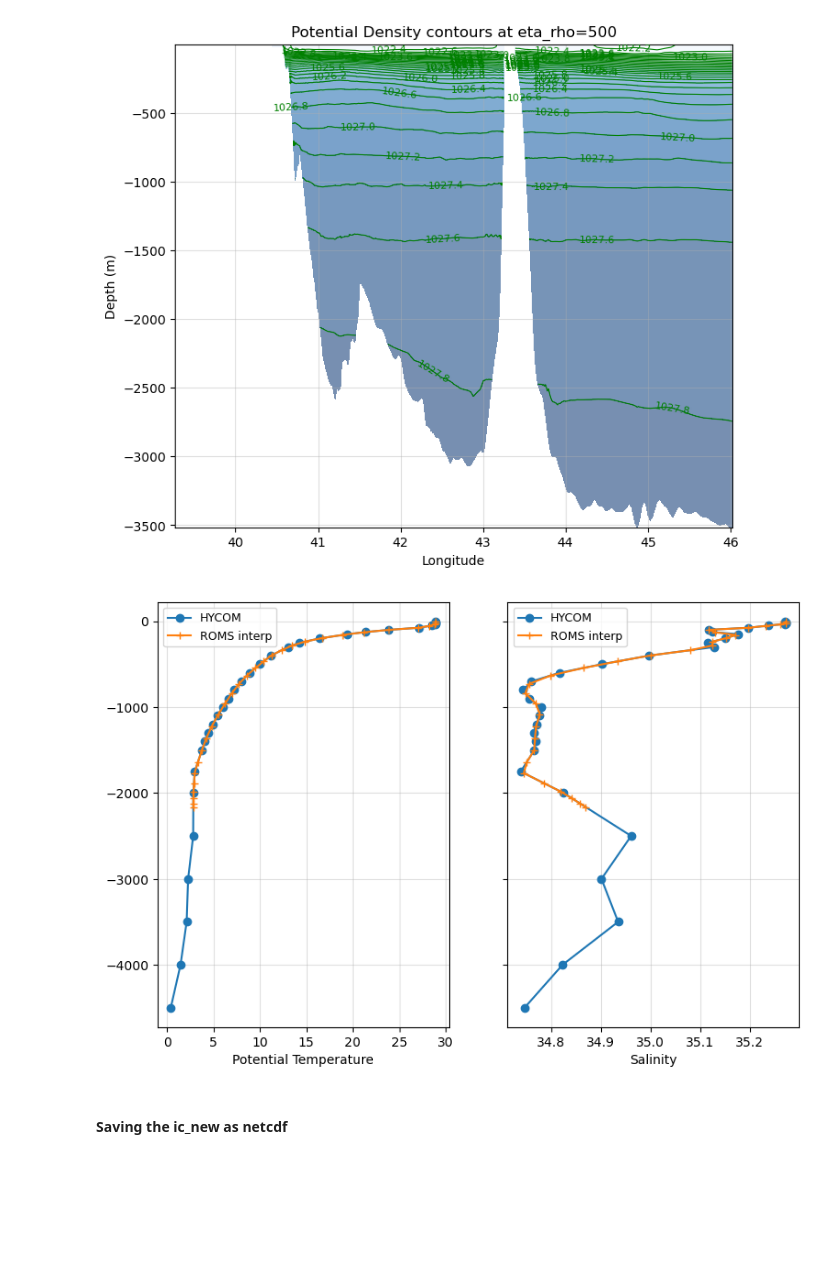
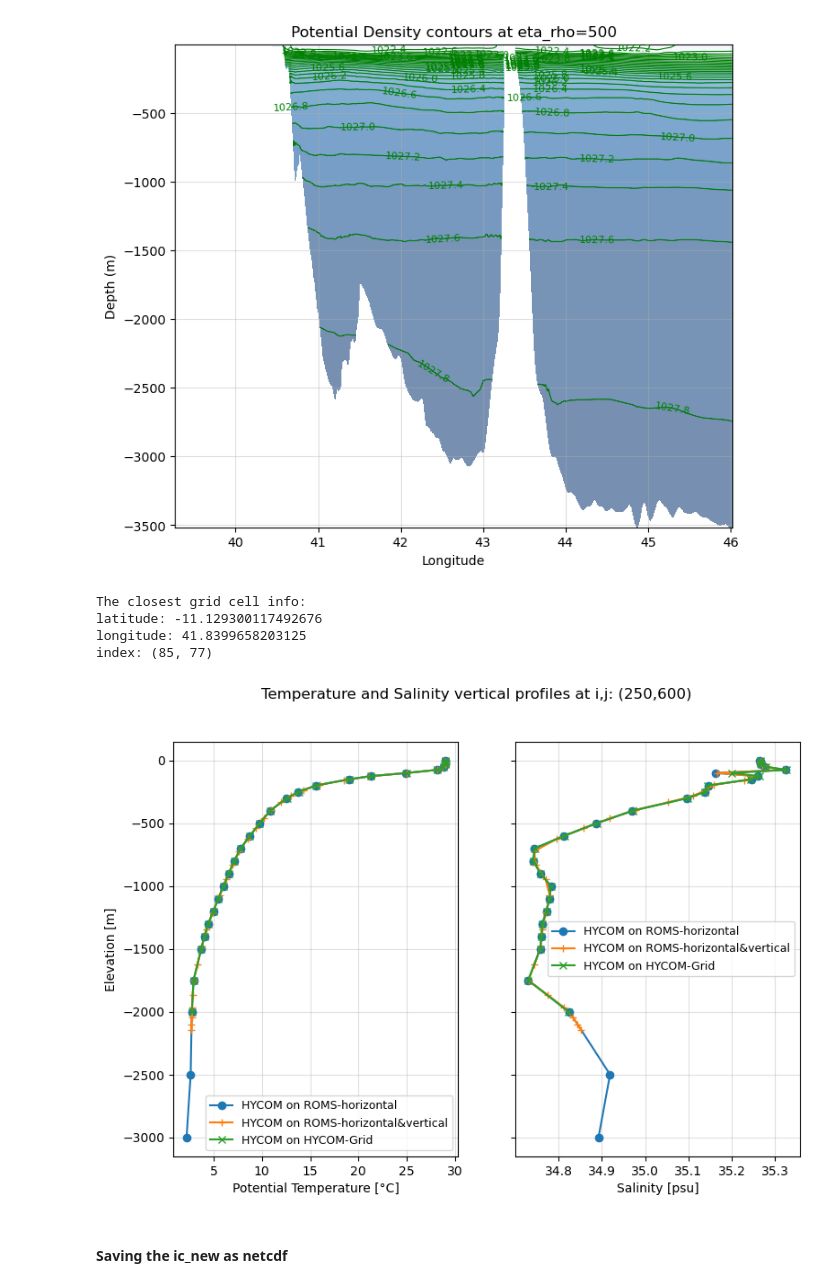
Before and after one commit to MoeinDst/my_project, a Jupyter notebook: ROMS/remapNcreate_roms_ic_clean.ipynb, the cells around one changed output. Cells and saved outputs as stored; diff of their text form; code cells hidden in the pictures; blank space fills up the shorter version.

```diff
--- a/ROMS/remapNcreate_roms_ic_clean.ipynb
+++ b/ROMS/remapNcreate_roms_ic_clean.ipynb
@@ -37,7 +38,10 @@ ds_HYCOMmozambique = ds.sel(X=slice(x_str,x_end),
                             MT=ic_time)
 
 ### Taking care of Longitude format
-ds_HYCOMmozambique['Longitude'] = ((ds_HYCOMmozambique['Longitude'] + 180) % 360) -180
+with xr.set_options(keep_attrs=True):
+    ds_HYCOMmozambique = ds_HYCOMmozambique.assign_coords(
+        Longitude=((ds_HYCOMmozambique.Longitude + 180) % 360) - 180
+    )
 
 # print(ds_HYCOMmozambique)
 # print(ds_HYCOMmozambique.data_vars)
@@ -181,14 +201,14 @@ def horiz_interp_3d_hycom_to_roms(field, lon_src, lat_src, lon_dst, lat_dst, mas
 # %%
 %%time
 
-temp_hycom = ds_HYCOMmozambique["temperature"]
-salt_hycom = ds_HYCOMmozambique["salinity"]
+temp_hycom = ds_HYCOMmozambique.cf["temperature"]
+salt_hycom = ds_HYCOMmozambique.cf["salinity"]
 
-lon_hycom = ds_HYCOMmozambique["Longitude"]
-lat_hycom = ds_HYCOMmozambique["Latitude"]
+lon_hycom = ds_HYCOMmozambique.cf["longitude"]
+lat_hycom = ds_HYCOMmozambique.cf["latitude"]
 
-lon_roms = roms_grd["lon_rho"]
-lat_roms = roms_grd["lat_rho"]
+lon_roms = roms_grd.cf["longitude"]
+lat_roms = roms_grd.cf["latitude"]
 mask_roms = roms_grd["mask_rho"]
 
 print("Working on Temperature interpolatin ...")
@@ -545,7 +613,7 @@ ax.grid(alpha=0.4)
 # %% [output]
 [figure]
 # %%
-j = 500
+j = 600
 i = 250
 
 temp_profile = temp_horiz.isel(eta_rho=j, xi_rho=i).to_numpy()
@@ -579,0 +672,9 @@ temp_roms.isel(s_rho=-1).max().values
+# %%
+hycom_point = closest_point(roms_grd.cf['longitude'].isel(eta_rho=j,xi_rho=i).data,
+                            roms_grd.cf['latitude'].isel(eta_rho=j,xi_rho=i).data,
+                            ds_HYCOMmozambique)
+# %% [output]
+The closest grid cell info:
+latitude: -11.129300117492676
+longitude: 41.8399658203125
+index: (85, 77)
@@ -580,20 +684,27 @@ temp_roms.isel(s_rho=-1).max().values
 # %%
 fig,(ax_1,ax_2) = plt.subplots(1,2,figsize=(9,6),sharey=True)
 
-ax_1.plot(temp_profile, -depth_source, "o-", label="HYCOM")
-ax_1.plot(temp_col, -depth_target, "+-", label="ROMS interp")
-ax_1.set_xlabel('Potential Temperature', fontsize=10)
+ax_1.plot(temp_profile, -depth_source, "o-", label="HYCOM on ROMS-horizontal")
+ax_1.plot(temp_col, -depth_target, "+-", label="HYCOM on ROMS-horizontal&vertical")
+ax_1.plot(ds_HYCOMmozambique['temperature'][:,hycom_point[0],hycom_point[1]],
+          -ds_HYCOMmozambique['Depth'], "x-", label="HYCOM on HYCOM-Grid")
+ax_1.set_xlabel('Potential Temperature [°C]', fontsize=10)
+ax_1.set_ylabel("Elevation [m]",fontsize=10)
 
-ax_2.plot(salt_profile, -depth_source, "o-", label="HYCOM")
-ax_2.plot(salt_col, -depth_target, "+-", label="ROMS interp")
-ax_2.set_xlabel('Salinity', fontsize=10)
+ax_2.plot(salt_profile, -depth_source, "o-", label="HYCOM on ROMS-horizontal")
+ax_2.plot(salt_col, -depth_target, "+-", label="HYCOM on ROMS-horizontal&vertical")
+ax_2.plot(ds_HYCOMmozambique['salinity'][:,hycom_point[0],hycom_point[1]],
+          -ds_HYCOMmozambique['Depth'], "x-", label="HYCOM on HYCOM-Grid")
+ax_2.set_xlabel('Salinity [psu]', fontsize=10)
 
 
 for ax in (ax_1,ax_2):
     ax.legend(fontsize=9)
     ax.grid(alpha=0.4)
+
+fig.suptitle(f"Temperature and Salinity vertical profiles at i,j: ({i},{j})",y=0.98);
 # %% [output]
-[figure, old version]
+[figure, new version]
 # %% [markdown]
 #### Saving the ic_new as netcdf
 # %%
```
Also changed, not shown: parts of 18 cells of this notebook.
